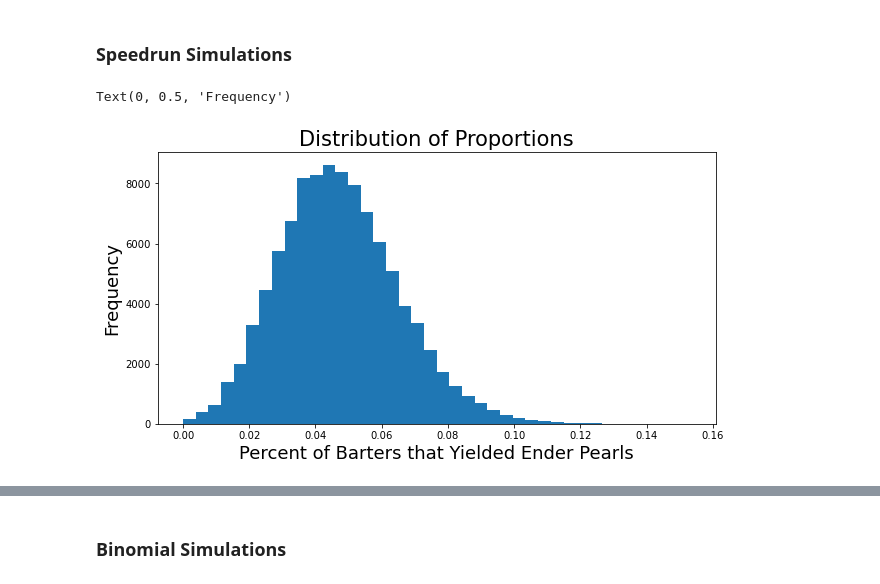
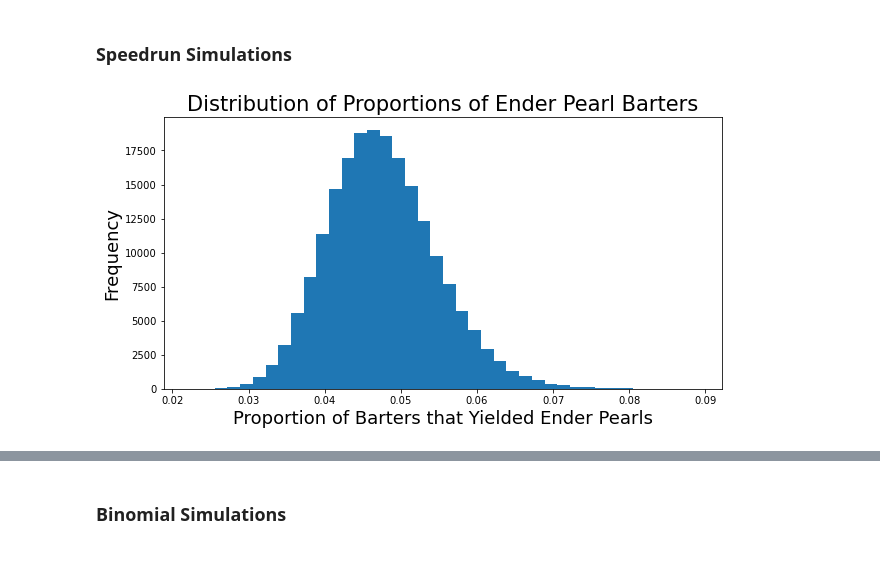
Before and after one commit to marcus-elia/speedrun-binomial-distribution, a Jupyter notebook: simulations.ipynb, the cells around one changed output, grey strips where cells are left out. Cells and saved outputs as stored; diff of their text form; code cells hidden in the pictures.

```diff
--- a/simulations.ipynb
+++ b/simulations.ipynb
@@ -195,24 +196,25 @@ df_blaze_binomial.describe()
 # %% [markdown]
 ### Speedrun Simulations
 # %%
-num_trials = 100000
+num_trials = 200000
 
 # These match Dream's data from the 6 livestreams
 ender_num_speedruns_per_trial = 33
 ender_num_successes_needed2prob = {2: 14/float(17), 3: 2/float(17), 5: 1/float(17)}
 ender_success_prob = 0.047
-ender_death_prob = 5/float(22)
+num_ingots_dream_bartered = 262
+ender_death_prob = 5/float(num_ingots_dream_bartered)
 # %%
 ender_speedrun_results = run_simulation(num_trials, ender_num_speedruns_per_trial, ender_num_successes_needed2prob, ender_success_prob, ender_death_prob)
 # %%
 plt.figure(figsize=(10,5))
 plt.hist(ender_speedrun_results, bins=40)
-plt.title("Distribution of Proportions", fontsize=21)
-plt.xlabel("Percent of Barters that Yielded Ender Pearls", fontsize=18)
+plt.title("Distribution of Proportions of Ender Pearl Barters", fontsize=21)
+plt.xlabel("Proportion of Barters that Yielded Ender Pearls", fontsize=18)
 plt.ylabel("Frequency", fontsize=18)
+plt.show()
 # %% [output]
-Text(0, 0.5, 'Frequency')
-[figure, old version]
+[figure, new version]
 # %%
 df_ender_speedrun = pd.DataFrame(ender_speedrun_results)
 df_ender_speedrun.describe()
```
Also changed, not shown: parts of 12 cells of this notebook.
